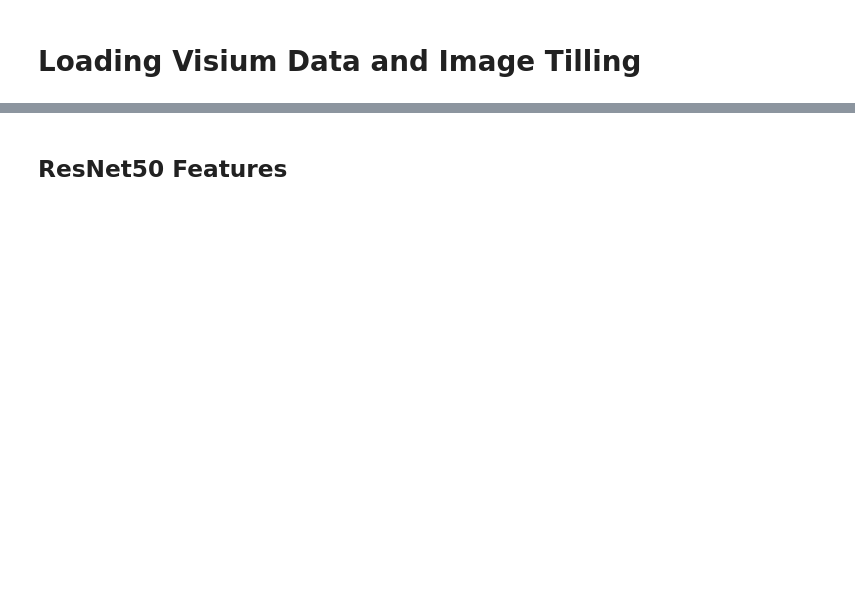
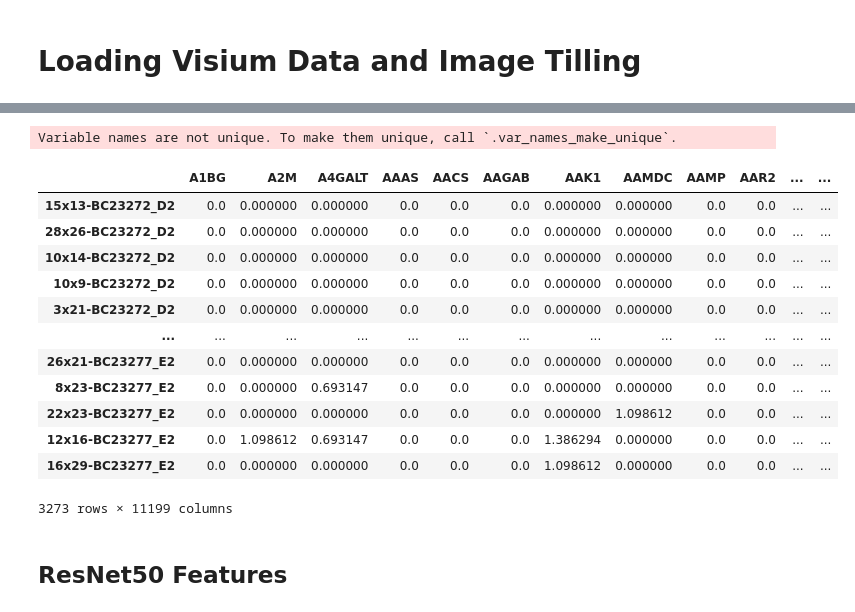
Before and after one commit to BiomedicalMachineLearning/STimage, a Jupyter notebook: stimage/Onkar_py/AnnData.ipynb, the cells around one changed output, grey strips where cells are left out. Cells and saved outputs as stored; diff of their text form; code cells hidden in the pictures; blank space fills up the shorter version.

```diff
--- a/stimage/Onkar_py/AnnData.ipynb
+++ b/stimage/Onkar_py/AnnData.ipynb
@@ -212,3 +390,26 @@ Sample2.to_df()[['COX6C','MALAT1','TTLL12','PGM5','KRT5','LINC00645','SLITRK6',
+# %%
+ems_df_test = pd.read_csv("D:/onkar/Projects/Project_Spt.Transcriptomics/29ntw7sh4r-2/data/ensembl.tsv", sep="\t")
+a_test = adata_all_test.var_names.intersection(ems_df_test["Ensembl ID(supplied by Ensembl)"])
+b_test = ems_df_test["Approved symbol"][ems_df_test["Ensembl ID(supplied by Ensembl)"].isin(a)]
+var_dic_test = dict(zip(a_test,b_test))
+adata_all_test = adata_all_test[:,a_test].copy()
+adata_all_test.var_names = adata_all_test.var_names.map(var_dic_test)
+adata_all_test.to_df()
+# %% [output]
+Variable names are not unique. To make them unique, call `.var_names_make_unique`.
+|  | A1BG | A2M | A4GALT | AAAS | AACS | AAGAB | AAK1 | AAMDC | AAMP | AAR2 | ... | ... |
+| 15x13-BC23272_D2 | 0.0 | 0.000000 | 0.000000 | 0.0 | 0.0 | 0.0 | 0.000000 | 0.000000 | 0.0 | 0.0 | ... | ... |
+| 28x26-BC23272_D2 | 0.0 | 0.000000 | 0.000000 | 0.0 | 0.0 | 0.0 | 0.000000 | 0.000000 | 0.0 | 0.0 | ... | ... |
+| 10x14-BC23272_D2 | 0.0 | 0.000000 | 0.000000 | 0.0 | 0.0 | 0.0 | 0.000000 | 0.000000 | 0.0 | 0.0 | ... | ... |
+| 10x9-BC23272_D2 | 0.0 | 0.000000 | 0.000000 | 0.0 | 0.0 | 0.0 | 0.000000 | 0.000000 | 0.0 | 0.0 | ... | ... |
+| 3x21-BC23272_D2 | 0.0 | 0.000000 | 0.000000 | 0.0 | 0.0 | 0.0 | 0.000000 | 0.000000 | 0.0 | 0.0 | ... | ... |
+| ... | ... | ... | ... | ... | ... | ... | ... | ... | ... | ... | ... | ... |
+| 26x21-BC23277_E2 | 0.0 | 0.000000 | 0.000000 | 0.0 | 0.0 | 0.0 | 0.000000 | 0.000000 | 0.0 | 0.0 | ... | ... |
+| 8x23-BC23277_E2 | 0.0 | 0.000000 | 0.693147 | 0.0 | 0.0 | 0.0 | 0.000000 | 0.000000 | 0.0 | 0.0 | ... | ... |
+| 22x23-BC23277_E2 | 0.0 | 0.000000 | 0.000000 | 0.0 | 0.0 | 0.0 | 0.000000 | 1.098612 | 0.0 | 0.0 | ... | ... |
+| 12x16-BC23277_E2 | 0.0 | 1.098612 | 0.693147 | 0.0 | 0.0 | 0.0 | 1.386294 | 0.000000 | 0.0 | 0.0 | ... | ... |
+| 16x29-BC23277_E2 | 0.0 | 0.000000 | 0.000000 | 0.0 | 0.0 | 0.0 | 1.098612 | 0.000000 | 0.0 | 0.0 | ... | ... |
+3273 rows × 11199 columns
 # %% [markdown]
 ## ResNet50 Features
 # %%
```
Also changed, not shown: parts of 65 cells of this notebook.
